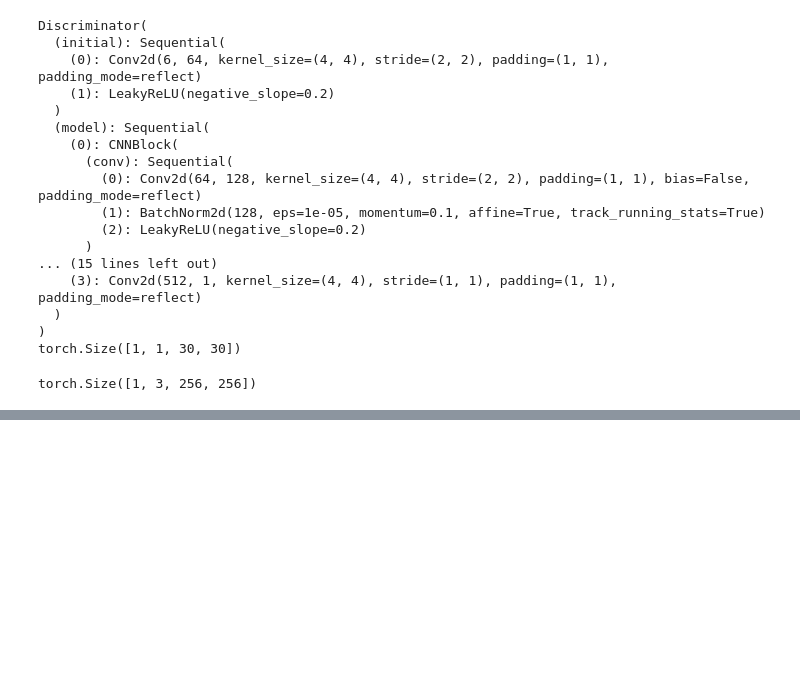
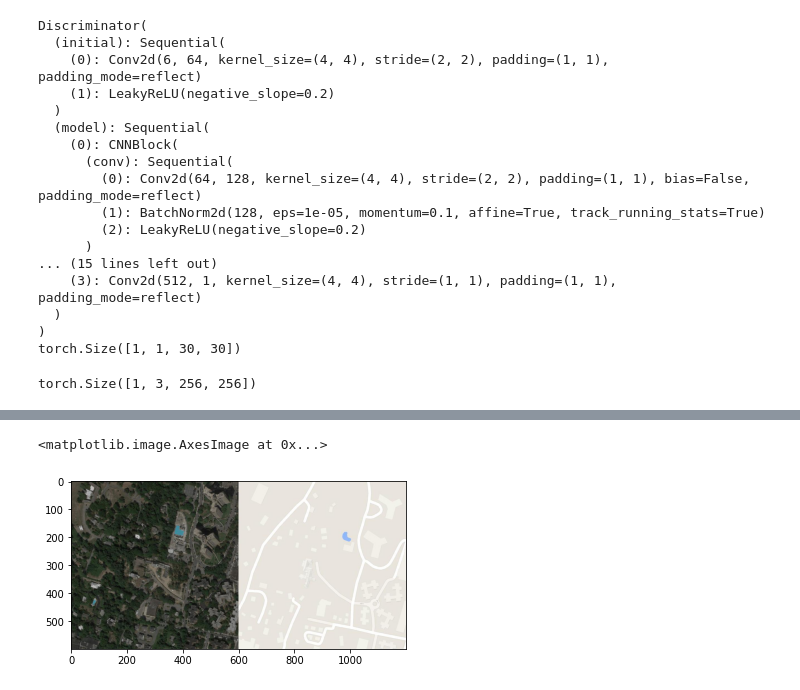
Before and after one commit to yashika-git/Eyeglasses_Removal, a Jupyter notebook: map-dataset.ipynb, the cells around one changed output, grey strips where cells are left out. Cells and saved outputs as stored; diff of their text form; code cells hidden in the pictures; blank space fills up the shorter version.

```diff
--- a/map-dataset.ipynb
+++ b/map-dataset.ipynb
@@ -334,0 +344,6 @@ for epoch in range(config['NUM_EPOCHS']):
+# %%
+im = img.imread('../input/pix2pix-dataset/maps/maps/train/100.jpg')
+plt.imshow(im)
+# %% [output]
+<matplotlib.image.AxesImage at 0x...>
+[figure, added]
```
Also changed, not shown: parts of 1 cell of this notebook.
